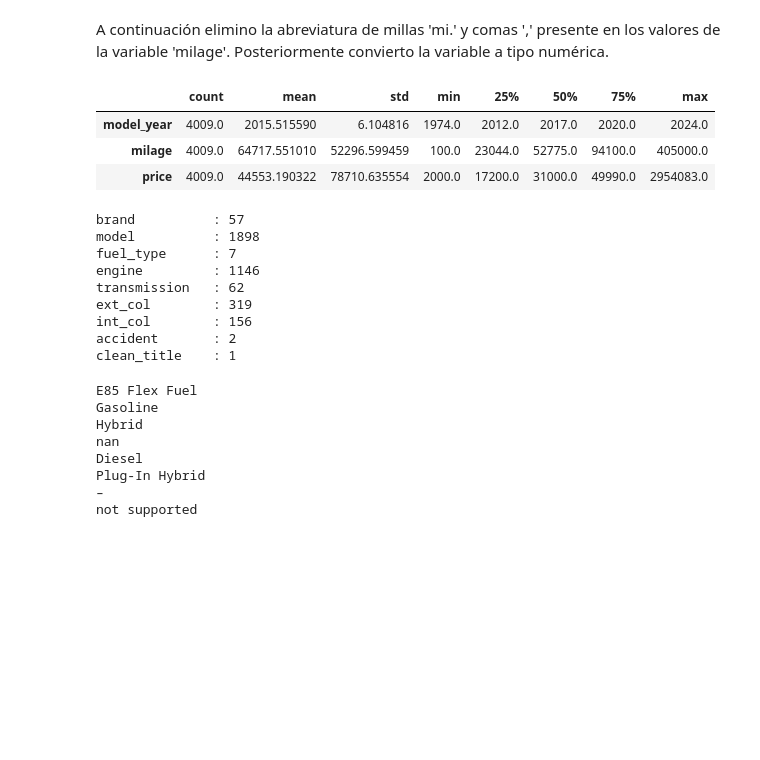
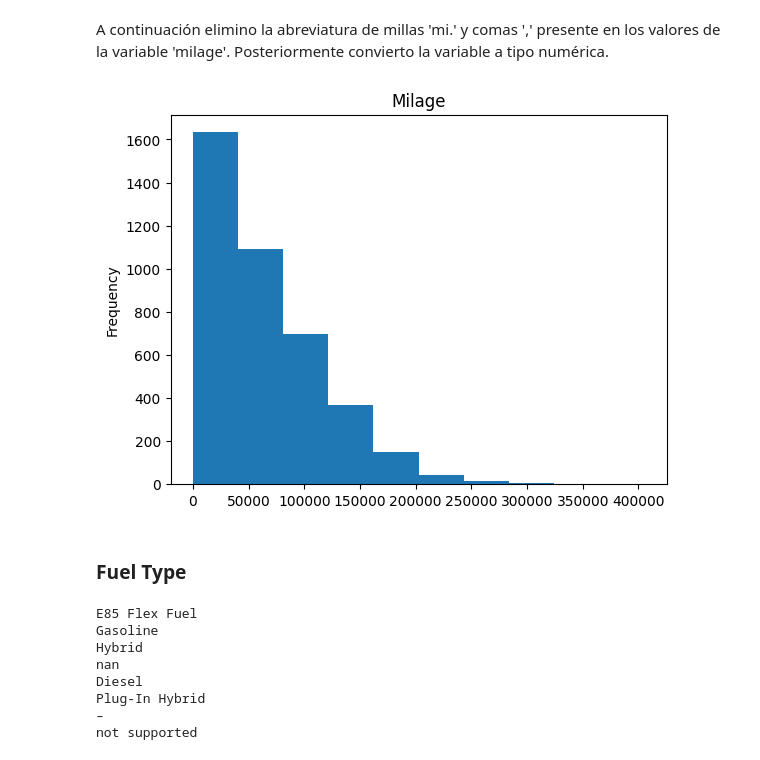
Before and after one commit to PabloJRW/used-car-price-prediction, a Jupyter notebook: notebooks/EDA.ipynb, the cells around one changed output. Cells and saved outputs as stored; diff of their text form; code cells hidden in the pictures; blank space fills up the shorter version.

```diff
--- a/notebooks/EDA.ipynb
+++ b/notebooks/EDA.ipynb
@@ -75,24 +154,12 @@ df['price'] = df['price'].str.replace("$", "").str.replace(",", "").astype(int)
-# %%
-df.describe().T
-# %% [output]
-|  | count | mean | std | min | 25% | 50% | 75% | max |
-| model_year | 4009.0 | 2015.515590 | 6.104816 | 1974.0 | 2012.0 | 2017.0 | 2020.0 | 2024.0 |
-| milage | 4009.0 | 64717.551010 | 52296.599459 | 100.0 | 23044.0 | 52775.0 | 94100.0 | 405000.0 |
-| price | 4009.0 | 44553.190322 | 78710.635554 | 2000.0 | 17200.0 | 31000.0 | 49990.0 | 2954083.0 |
-# %%
-# ¿Cuántos valores únicos tiene cada variable categórica?
-for col in df.select_dtypes('object'):
-    print(f"{col.ljust(15)}: {df[col].nunique()}")
-# %% [output]
-brand          : 57
-model          : 1898
-fuel_type      : 7
-engine         : 1146
-transmission   : 62
-ext_col        : 319
-int_col        : 156
-accident       : 2
-clean_title    : 1
+# %%
+plt.figure()
+plt.title('Milage')
+df['milage'].plot(kind='hist')
+plt.show()
+# %% [output]
+[figure, added]
+# %% [markdown]
+### Fuel Type
 # %%
 # Cuántos tipos de combustible se encuentran en el dataset?
 [print(x) for x in df['fuel_type'].unique()]
```
Also changed, not shown: parts of 33 cells of this notebook, 2 other files.
